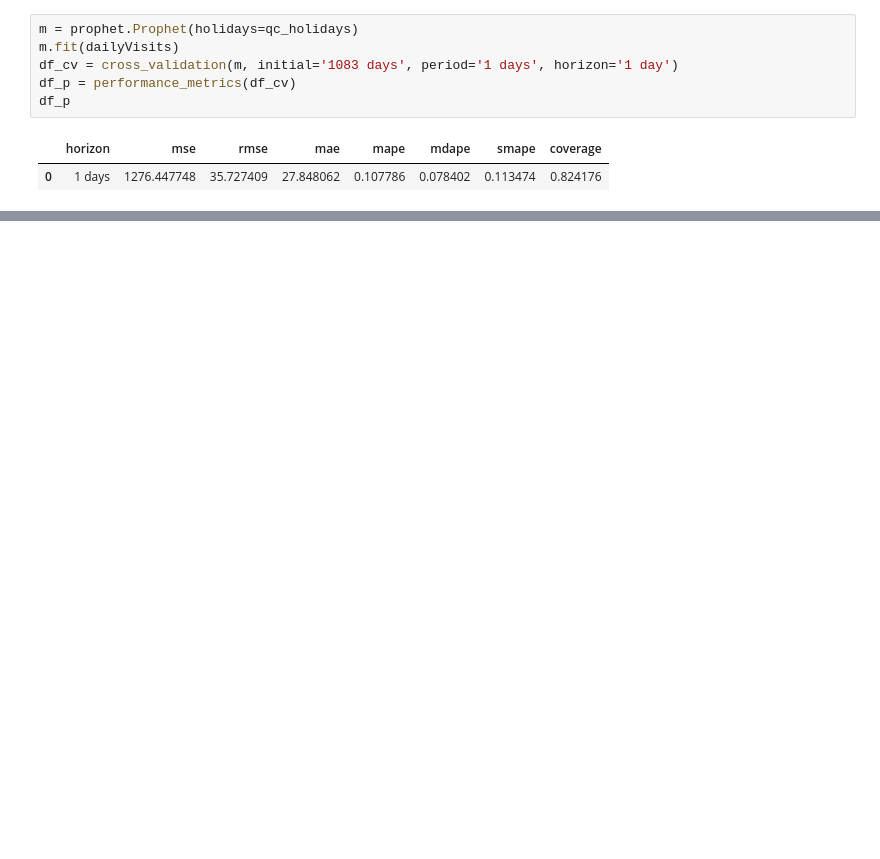
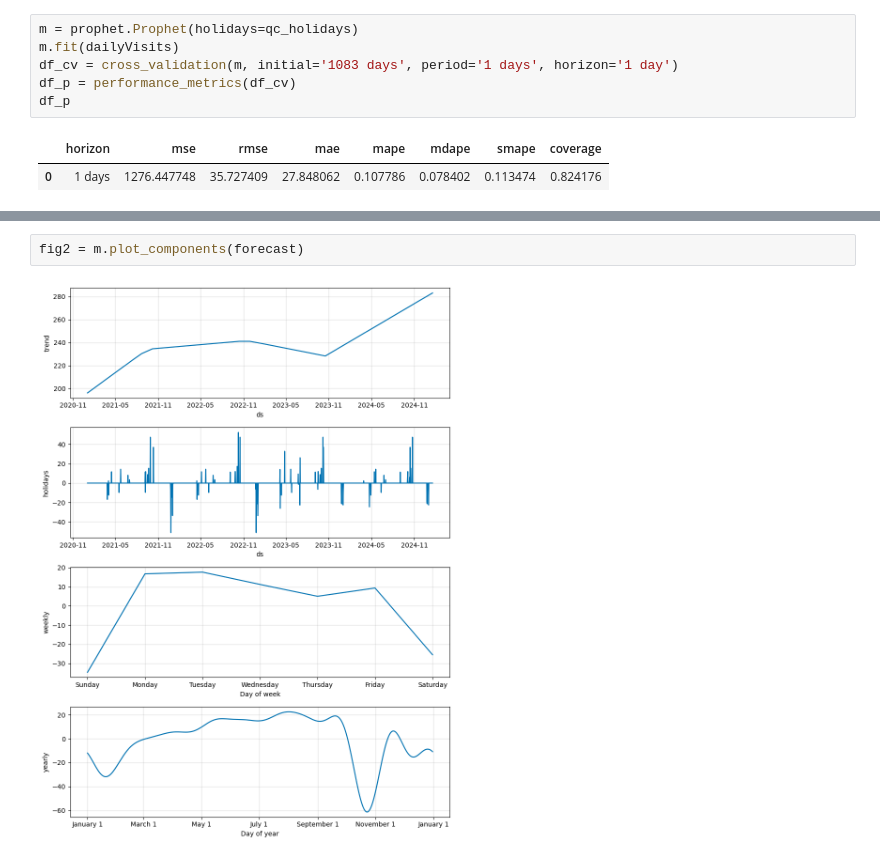
Before and after one commit to drdevinhopkins/ed-flow-2023, a Jupyter notebook: notebooks/dailyvisits.ipynb, the cells around one changed output, grey strips where cells are left out. Drawn from its saved outputs; the diff is of its cells as text; blank space fills up the shorter version.

```diff
--- a/notebooks/dailyvisits.ipynb
+++ b/notebooks/dailyvisits.ipynb
@@ -236,0 +274,4 @@ df_p
+# %%
+fig2 = m.plot_components(forecast)
+# %% [output]
+[figure, added]
```
Also changed, not shown: parts of 8 cells of this notebook, 9 other files.
